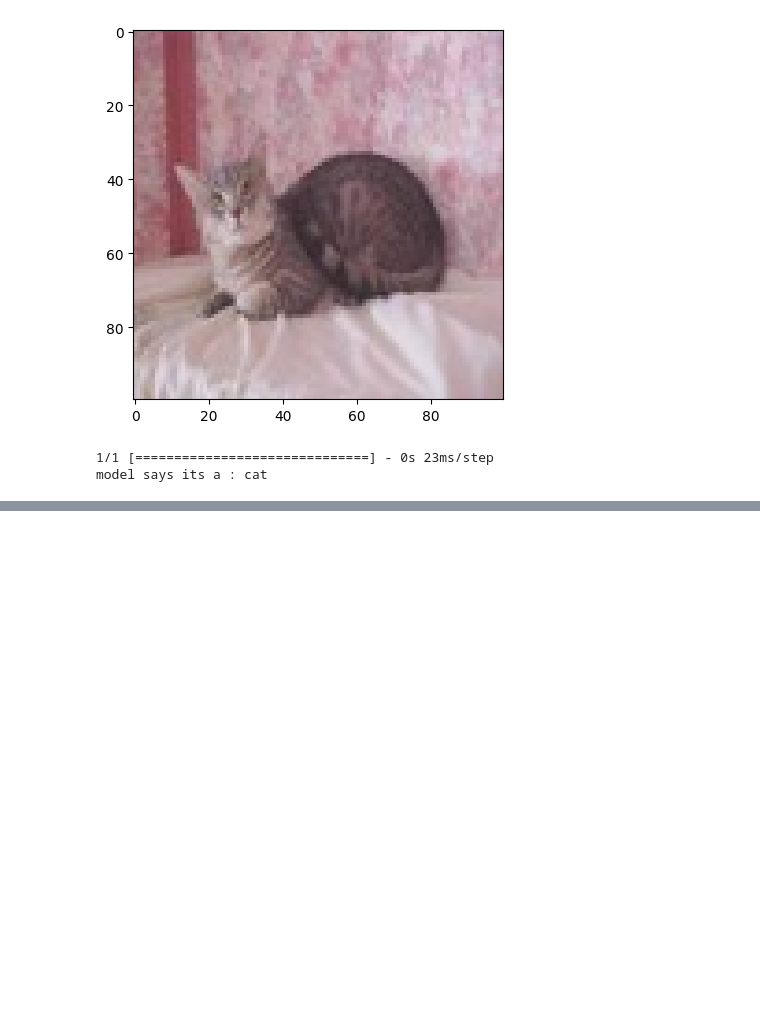
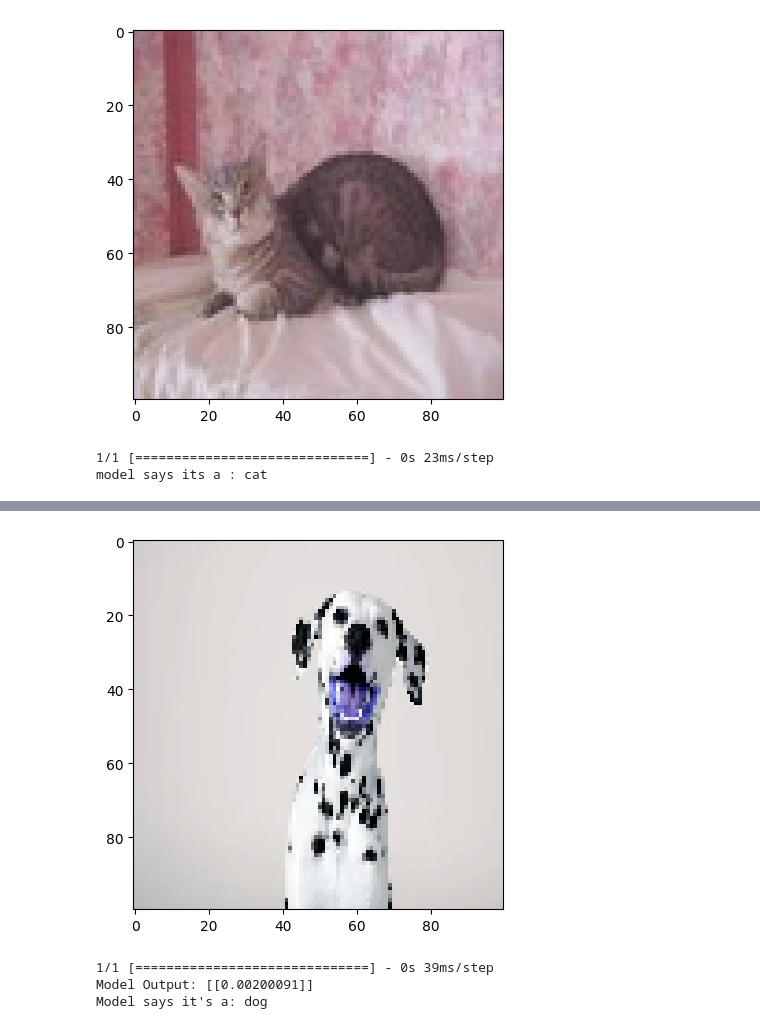
Before and after one commit to Saicharan39/Machine-Learning, a Jupyter notebook: Image_classifier_for_binary_classification_problem.ipynb, the cells around one changed output, grey strips where cells are left out. Saved outputs shown, nothing was run; the diff lists cells and outputs as text; code cells hidden in the pictures; blank space fills up the shorter version.

```diff
--- a/Image_classifier_for_binary_classification_problem.ipynb
+++ b/Image_classifier_for_binary_classification_problem.ipynb
@@ -150 +151,37 @@ print('Model says it\'s a:', pred)
 Model says it's a: cat
+# %%
+import cv2
+import numpy as np
+import matplotlib.pyplot as plt
+
+# Load your own image
+image_path = '/dal.jpg'
+img = cv2.imread(image_path)
+img = cv2.resize(img, (100, 100))
+img = img / 255.0  # Normalize pixel values to be between 0 and 1
+
+
+plt.imshow(img)
+plt.show()
+
+# Reshape the input for prediction
+input_img = img.reshape(1, 100, 100, 3)
+
+# Debugging predictions
+y_pred = model.predict(input_img)
+print('Model Output:', y_pred)
+
+# Threshold predictions
+y_pred = y_pred > 0.5
+
+if y_pred == 0:
+    pred = 'dog'
+else:
+    pred = 'cat'
+
+print('Model says it\'s a:', pred)
+# %% [output]
+[figure, added]
+1/1 [==============================] - 0s 39ms/step
+Model Output: [[0.00200091]]
+Model says it's a: dog
```
Also changed, not shown: parts of 2 cells of this notebook.
